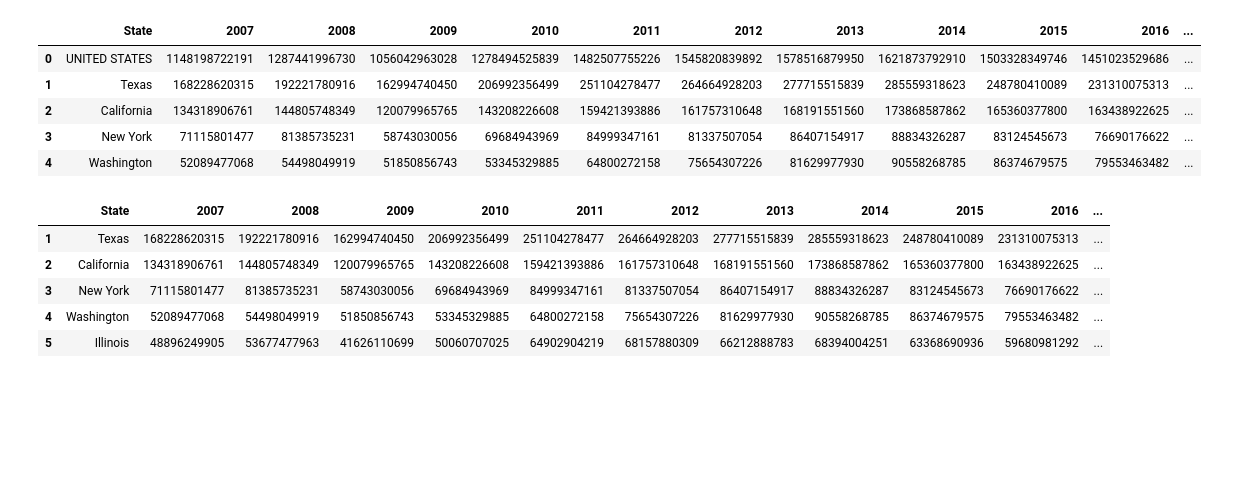
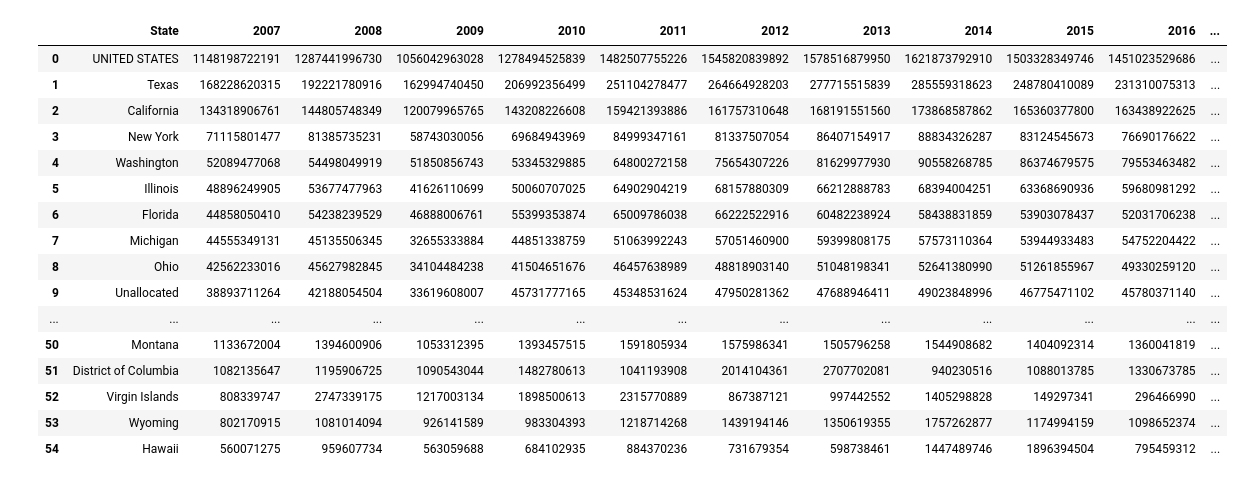
Before and after one commit to 8135tao/US-import-export, a Jupyter notebook: State_Exports.ipynb, the cells around one changed output. Saved outputs shown, nothing was run; the diff lists cells and outputs as text; code cells hidden in the pictures; blank space fills up the shorter version.

```diff
--- a/State_Exports.ipynb
+++ b/State_Exports.ipynb
@@ -9,28 +9,26 @@ file = "Exports_State.csv"
 # %%
 # Read our Data file with the pandas library
 # Not every CSV requires an encoding, but be aware this can come up
 state_df = pd.read_csv(file)
 for col in state_df:
     if col != 'State':
         state_df[col] = pd.to_numeric(pd.Series(state_df[col]), errors = 'coerce')
-state_df.head()
+state_df
 # %% [output]
 |  | State | 2007 | 2008 | 2009 | 2010 | 2011 | 2012 | 2013 | 2014 | 2015 | 2016 | ... |
 | 0 | UNITED STATES | 1148198722191 | 1287441996730 | 1056042963028 | 1278494525839 | 1482507755226 | 1545820839892 | 1578516879950 | 1621873792910 | 1503328349746 | 1451023529686 | ... |
 | 1 | Texas | 168228620315 | 192221780916 | 162994740450 | 206992356499 | 251104278477 | 264664928203 | 277715515839 | 285559318623 | 248780410089 | 231310075313 | ... |
 | 2 | California | 134318906761 | 144805748349 | 120079965765 | 143208226608 | 159421393886 | 161757310648 | 168191551560 | 173868587862 | 165360377800 | 163438922625 | ... |
 | 3 | New York | 71115801477 | 81385735231 | 58743030056 | 69684943969 | 84999347161 | 81337507054 | 86407154917 | 88834326287 | 83124545673 | 76690176622 | ... |
 | 4 | Washington | 52089477068 | 54498049919 | 51850856743 | 53345329885 | 64800272158 | 75654307226 | 81629977930 | 90558268785 | 86374679575 | 79553463482 | ... |
+| 5 | Illinois | 48896249905 | 53677477963 | 41626110699 | 50060707025 | 64902904219 | 68157880309 | 66212888783 | 68394004251 | 63368690936 | 59680981292 | ... |
+| 6 | Florida | 44858050410 | 54238239529 | 46888006761 | 55399353874 | 65009786038 | 66222522916 | 60482238924 | 58438831859 | 53903078437 | 52031706238 | ... |
+| 7 | Michigan | 44555349131 | 45135506345 | 32655333884 | 44851338759 | 51063992243 | 57051460900 | 59399808175 | 57573110364 | 53944933483 | 54752204422 | ... |
+| 8 | Ohio | 42562233016 | 45627982845 | 34104484238 | 41504651676 | 46457638989 | 48818903140 | 51048198341 | 52641380990 | 51261855967 | 49330259120 | ... |
+| 9 | Unallocated | 38893711264 | 42188054504 | 33619608007 | 45731777165 | 45348531624 | 47950281362 | 47688946411 | 49023848996 | 46775471102 | 45780371140 | ... |
+| ... | ... | ... | ... | ... | ... | ... | ... | ... | ... | ... | ... | ... |
+| 50 | Montana | 1133672004 | 1394600906 | 1053312395 | 1393457515 | 1591805934 | 1575986341 | 1505796258 | 1544908682 | 1404092314 | 1360041819 | ... |
+| 51 | District of Columbia | 1082135647 | 1195906725 | 1090543044 | 1482780613 | 1041193908 | 2014104361 | 2707702081 | 940230516 | 1088013785 | 1330673785 | ... |
+| 52 | Virgin Islands | 808339747 | 2747339175 | 1217003134 | 1898500613 | 2315770889 | 867387121 | 997442552 | 1405298828 | 149297341 | 296466990 | ... |
+| 53 | Wyoming | 802170915 | 1081014094 | 926141589 | 983304393 | 1218714268 | 1439194146 | 1350619355 | 1757262877 | 1174994159 | 1098652374 | ... |
+| 54 | Hawaii | 560071275 | 959607734 | 563059688 | 684102935 | 884370236 | 731679354 | 598738461 | 1447489746 | 1896394504 | 795459312 | ... |
-# %%
-# Show just the header
-top_five_df = state_df[1:6]
-
-years = top_five_df.keys()
-top_five_df
-# %% [output]
-|  | State | 2007 | 2008 | 2009 | 2010 | 2011 | 2012 | 2013 | 2014 | 2015 | 2016 | ... |
-| 1 | Texas | 168228620315 | 192221780916 | 162994740450 | 206992356499 | 251104278477 | 264664928203 | 277715515839 | 285559318623 | 248780410089 | 231310075313 | ... |
-| 2 | California | 134318906761 | 144805748349 | 120079965765 | 143208226608 | 159421393886 | 161757310648 | 168191551560 | 173868587862 | 165360377800 | 163438922625 | ... |
-| 3 | New York | 71115801477 | 81385735231 | 58743030056 | 69684943969 | 84999347161 | 81337507054 | 86407154917 | 88834326287 | 83124545673 | 76690176622 | ... |
-| 4 | Washington | 52089477068 | 54498049919 | 51850856743 | 53345329885 | 64800272158 | 75654307226 | 81629977930 | 90558268785 | 86374679575 | 79553463482 | ... |
-| 5 | Illinois | 48896249905 | 53677477963 | 41626110699 | 50060707025 | 64902904219 | 68157880309 | 66212888783 | 68394004251 | 63368690936 | 59680981292 | ... |
```
Also changed, not shown: parts of 3 cells of this notebook.
